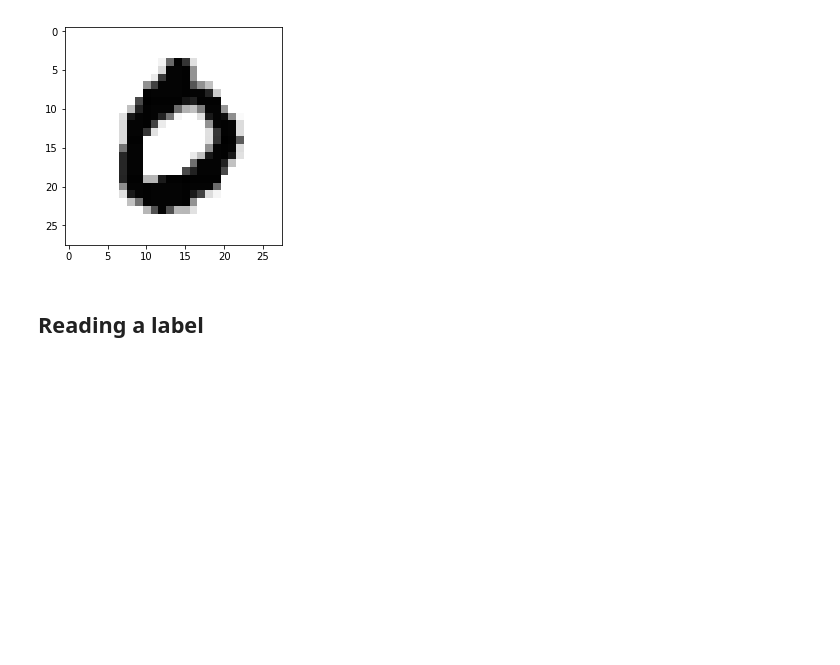
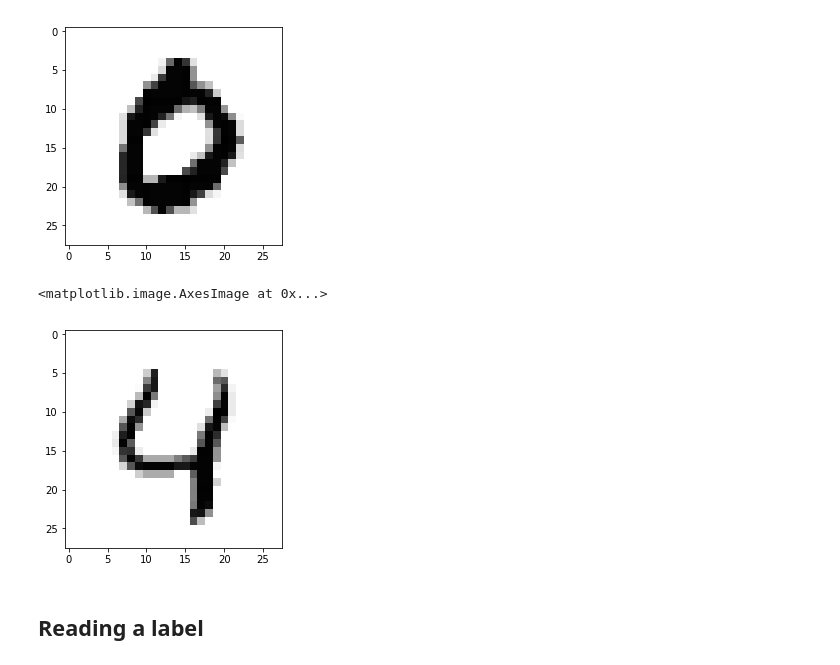
Before and after one commit to abigailCul/EmergingTechnologies, a Jupyter notebook: MNIST.ipynb, the cells around one changed output. Saved outputs shown, nothing was run; the diff lists cells and outputs as text; code cells hidden in the pictures; blank space fills up the shorter version.

```diff
--- a/MNIST.ipynb
+++ b/MNIST.ipynb
@@ -85,6 +85,13 @@ plt.imshow(image3, cmap='gray')
 # %% [output]
 <matplotlib.image.AxesImage at 0x...>
 [figure]
+# %%
+image4 = ~np.array(list(file_content[3152:3936])).reshape(28,28).astype(np.uint8)
+
+plt.imshow(image4, cmap='gray')
+# %% [output]
+<matplotlib.image.AxesImage at 0x...>
+[figure, added]
 # %% [markdown]
 ## Reading a label
 # %%
```
Also changed, not shown: parts of 8 cells of this notebook, 21 other files.
